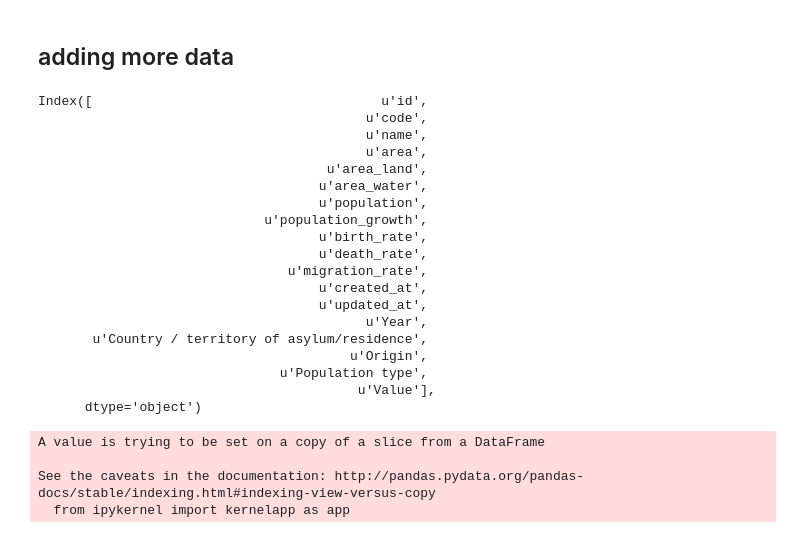
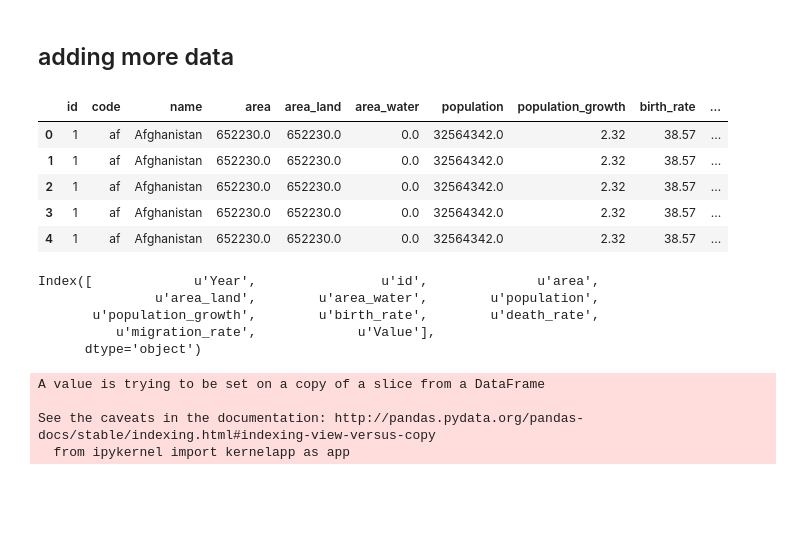
Before and after one commit to cwczarnik/Refugee_Study, a Jupyter notebook: REFUGEE.ipynb, the cells around one changed output. Saved outputs shown, nothing was run; the diff lists cells and outputs as text; code cells hidden in the pictures; blank space fills up the shorter version.

```diff
--- a/REFUGEE.ipynb
+++ b/REFUGEE.ipynb
@@ -524,0 +525,9 @@ df_aff_merge = pd.merge(df,data_2,how ='inner',left_on='name',right_on ='Country
+# %%
+df_merge.head()
+# %% [output]
+|  | id | code | name | area | area_land | area_water | population | population_growth | birth_rate | ... |
+| 0 | 1 | af | Afghanistan | 652230.0 | 652230.0 | 0.0 | 32564342.0 | 2.32 | 38.57 | ... |
+| 1 | 1 | af | Afghanistan | 652230.0 | 652230.0 | 0.0 | 32564342.0 | 2.32 | 38.57 | ... |
+| 2 | 1 | af | Afghanistan | 652230.0 | 652230.0 | 0.0 | 32564342.0 | 2.32 | 38.57 | ... |
+| 3 | 1 | af | Afghanistan | 652230.0 | 652230.0 | 0.0 | 32564342.0 | 2.32 | 38.57 | ... |
+| 4 | 1 | af | Afghanistan | 652230.0 | 652230.0 | 0.0 | 32564342.0 | 2.32 | 38.57 | ... |
@@ -525,23 +536,9 @@ df_aff_merge = pd.merge(df,data_2,how ='inner',left_on='name',right_on ='Country
 # %%
-df_aff_merge.columns
+df_merge.columns
 # %% [output]
-Index([                                     u'id',
-                                          u'code',
-                                          u'name',
-                                          u'area',
-                                     u'area_land',
-                                    u'area_water',
-                                    u'population',
-                             u'population_growth',
-                                    u'birth_rate',
-                                    u'death_rate',
-                                u'migration_rate',
-                                    u'created_at',
-                                    u'updated_at',
-                                          u'Year',
-       u'Country / territory of asylum/residence',
-                                        u'Origin',
-                               u'Population type',
-                                         u'Value'],
+Index([             u'Year',                u'id',              u'area',
+               u'area_land',        u'area_water',        u'population',
+       u'population_growth',        u'birth_rate',        u'death_rate',
+          u'migration_rate',             u'Value'],
       dtype='object')
 # %%
```
Also changed, not shown: parts of 6 cells of this notebook, 1 other file.
